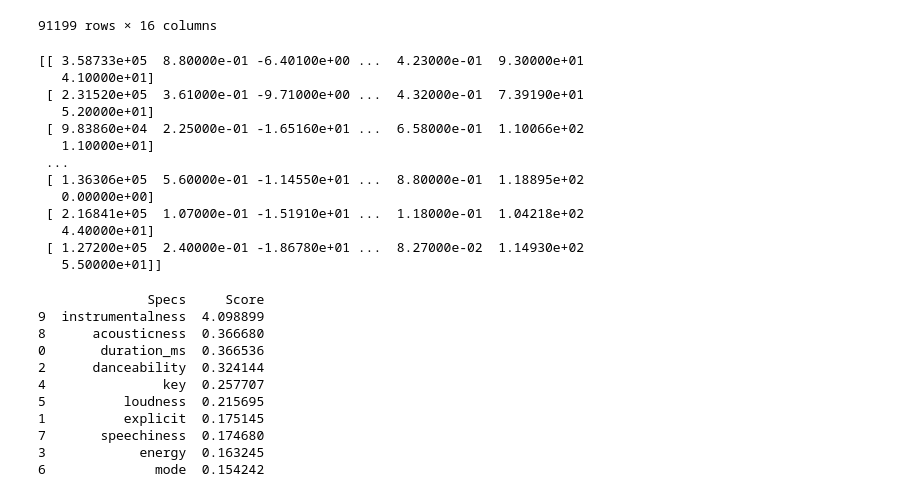
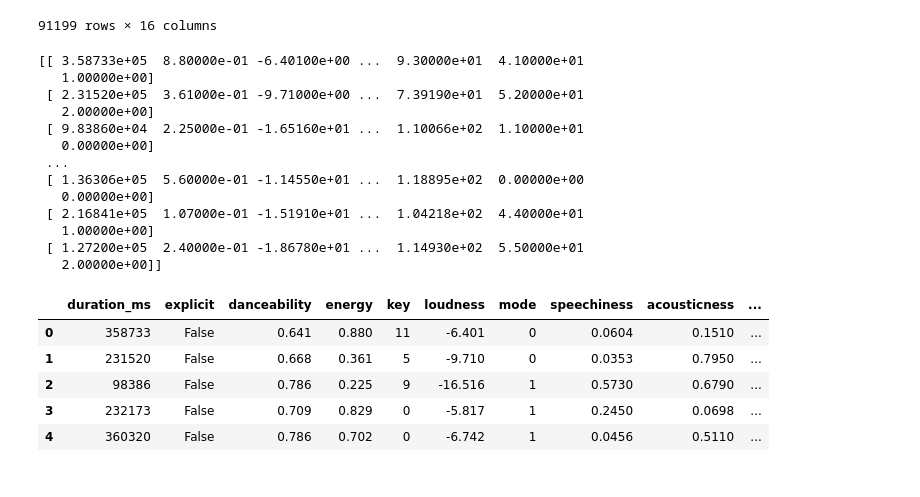
Before and after one commit to julieskavhaug/AIandmachinelearning1, a Jupyter notebook: Assignment 1.ipynb, the cells around one changed output. Cells and saved outputs as stored; diff of their text form; code cells hidden in the pictures.

```diff
--- a/Assignment 1.ipynb
+++ b/Assignment 1.ipynb
@@ -292,67 +292,40 @@ music_df
 # %%
 # Select only the numerical columns for X
 X_numeric = music_df.select_dtypes(include=[np.number])
 
 # One-hot encode the categorical variables if needed
 X_encoded = pd.get_dummies(music_df.select_dtypes(include=[object]))
 
 # Combine numerical and encoded categorical data
 X = pd.concat([X_numeric, X_encoded], axis=1)
 
 # Your target variable 'y' remains the same
 y = music_df['popularity']
 
 # Now apply SelectKBest
 selector = SelectKBest(mutual_info_classif, k=10)
 X_new = selector.fit_transform(X, y)
 
 print(X_new)
+
+music_df.head()
 # %% [output]
-[[ 3.58733e+05  8.80000e-01 -6.40100e+00 ...  4.23000e-01  9.30000e+01
-   4.10000e+01]
- [ 2.31520e+05  3.61000e-01 -9.71000e+00 ...  4.32000e-01  7.39190e+01
-   5.20000e+01]
- [ 9.83860e+04  2.25000e-01 -1.65160e+01 ...  6.58000e-01  1.10066e+02
-   1.10000e+01]
+[[ 3.58733e+05  8.80000e-01 -6.40100e+00 ...  9.30000e+01  4.10000e+01
+   1.00000e+00]
+ [ 2.31520e+05  3.61000e-01 -9.71000e+00 ...  7.39190e+01  5.20000e+01
+   2.00000e+00]
+ [ 9.83860e+04  2.25000e-01 -1.65160e+01 ...  1.10066e+02  1.10000e+01
+   0.00000e+00]
  ...
- [ 1.36306e+05  5.60000e-01 -1.14550e+01 ...  8.80000e-01  1.18895e+02
+ [ 1.36306e+05  5.60000e-01 -1.14550e+01 ...  1.18895e+02  0.00000e+00
    0.00000e+00]
- [ 2.16841e+05  1.07000e-01 -1.51910e+01 ...  1.18000e-01  1.04218e+02
-   4.40000e+01]
- [ 1.27200e+05  2.40000e-01 -1.86780e+01 ...  8.27000e-02  1.14930e+02
-   5.50000e+01]]
+ [ 2.16841e+05  1.07000e-01 -1.51910e+01 ...  1.04218e+02  4.40000e+01
+   1.00000e+00]
+ [ 1.27200e+05  2.40000e-01 -1.86780e+01 ...  1.14930e+02  5.50000e+01
+   2.00000e+00]]
+|  | duration_ms | explicit | danceability | energy | key | loudness | mode | speechiness | acousticness | ... |
+| 0 | 358733 | False | 0.641 | 0.880 | 11 | -6.401 | 0 | 0.0604 | 0.1510 | ... |
+| 1 | 231520 | False | 0.668 | 0.361 | 5 | -9.710 | 0 | 0.0353 | 0.7950 | ... |
+| 2 | 98386 | False | 0.786 | 0.225 | 9 | -16.516 | 1 | 0.5730 | 0.6790 | ... |
+| 3 | 232173 | False | 0.709 | 0.829 | 0 | -5.817 | 1 | 0.2450 | 0.0698 | ... |
+| 4 | 360320 | False | 0.786 | 0.702 | 0 | -6.742 | 1 | 0.0456 | 0.5110 | ... |
-# %%
-# select top 10 features using mutual_info_classif
-X = music_df.iloc[:,0:20]
-y = music_df.iloc[:,-1]
-
-# Initialize and fit SelectKBest
-selector = SelectKBest(mutual_info_classif, k=10)
-X_new = selector.fit_transform(X_new, y)
-
-# Now you can get the scores from the selector object, not the transformed X_new
-dfscores = pd.DataFrame(selector.scores_)
-
-# Create a DataFrame for feature names
-dfcolumns = pd.DataFrame(X.columns)
-
-# Concatenate the two dataframes for better visualization
-featureScores = pd.concat([dfcolumns, dfscores], axis=1)
-
-# Naming the dataframe columns
-featureScores.columns = ['Specs', 'Score']
-
-# Print the top features with the highest scores
-print(featureScores.nlargest(10, 'Score'))
-# %% [output]
-              Specs     Score
-9  instrumentalness  4.098899
-8      acousticness  0.366680
-0       duration_ms  0.366536
-2      danceability  0.324144
-4               key  0.257707
-5          loudness  0.215695
-1          explicit  0.175145
-7       speechiness  0.174680
-3            energy  0.163245
-6              mode  0.154242
```
Also changed, not shown: parts of 43 cells of this notebook.
